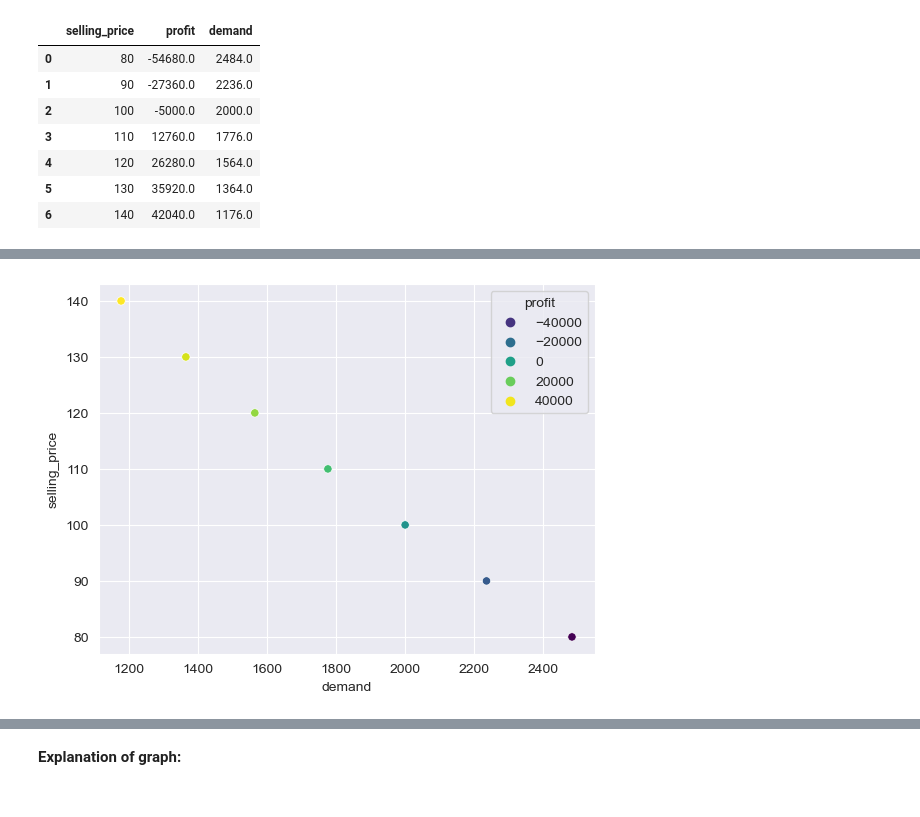
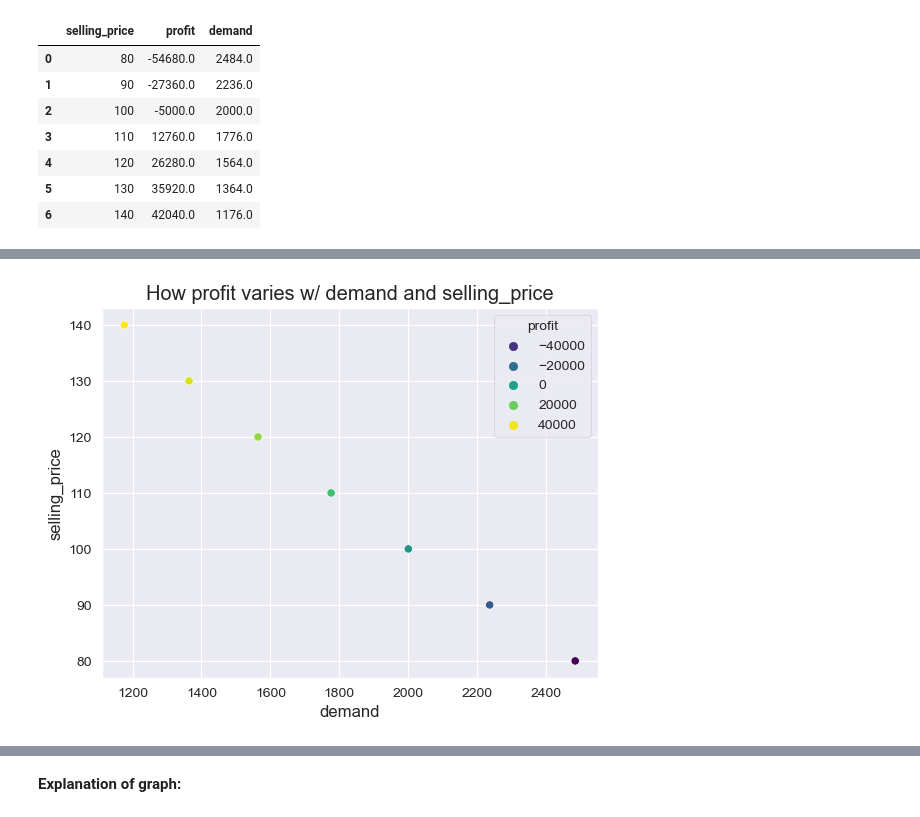
Before and after one commit to nicky-html96/hw2_excel_withpython, a Jupyter notebook: hw2_submission.ipynb, the cells around one changed output, grey strips where cells are left out. Saved outputs shown, nothing was run; the diff lists cells and outputs as text; code cells hidden in the pictures.

```diff
--- a/hw2_submission.ipynb
+++ b/hw2_submission.ipynb
@@ -45,19 +50,22 @@ class SingleProductSPF(Model):
 
     def production_cost(self):
         """Computing the cost to produce the product"""
-        production_cost = (self.var_cost * self.demand()) + self.fixed_cost
+        production_cost = self.var_cost * self.demand()
         return production_cost
 
+    def total_cost(self):
+        """Computing the total cost of everything"""
+        total_cost = self.production_cost() + self.fixed_cost
+        return total_cost
 
     def sales_revenue(self):
         """Compute sales revenue"""
         sales_revenue = self.selling_price * self.demand()
         return sales_revenue
 
-
     def profit(self):
         """Compute profit"""
-        profit = self.sales_revenue() - self.production_cost()
+        profit = self.sales_revenue() - self.total_cost()
         return profit
 # %%
 model = SingleProductSPF()
@@ -110,6 +124,6 @@ plt.show();
 # %%
 sns.set_style("darkgrid")
-sns.scatterplot(x="demand", y="selling_price", hue="profit", data=model_dt1, palette="viridis");
+sns.scatterplot(x="demand", y="selling_price", hue="profit", data=model_dt1, palette="viridis").set(title='How profit varies w/ demand and selling_price');
 # %% [output]
-[figure, old version]
+[figure, new version]
 # %%
```
Also changed, not shown: parts of 35 cells of this notebook.
